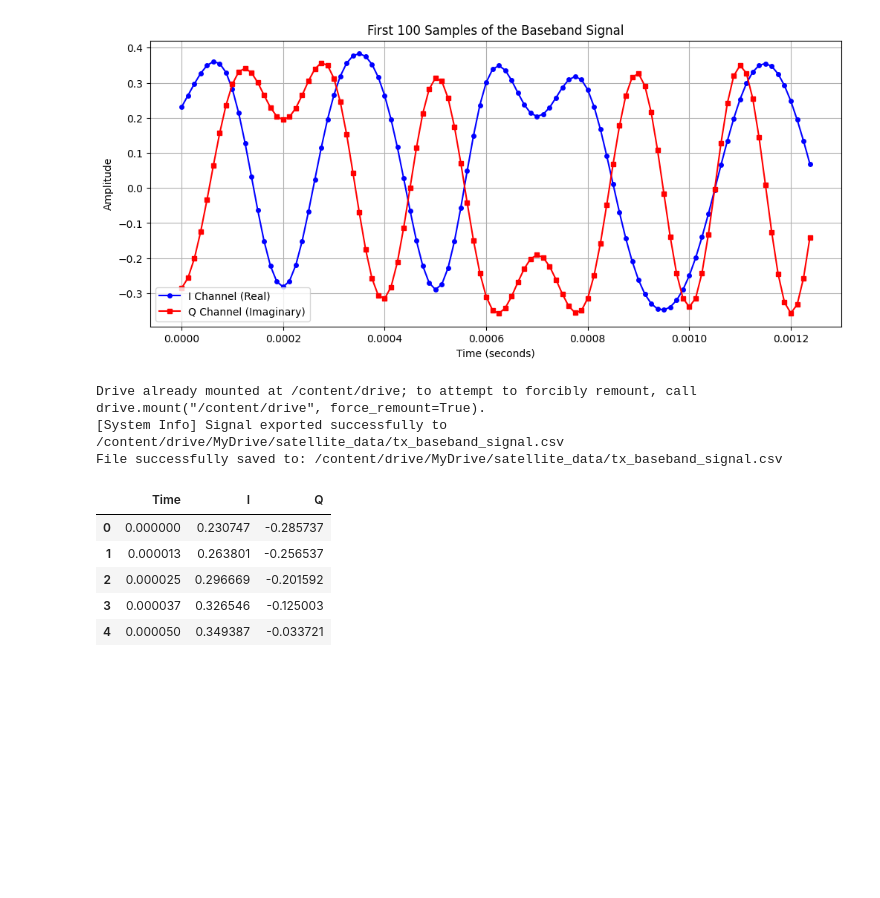
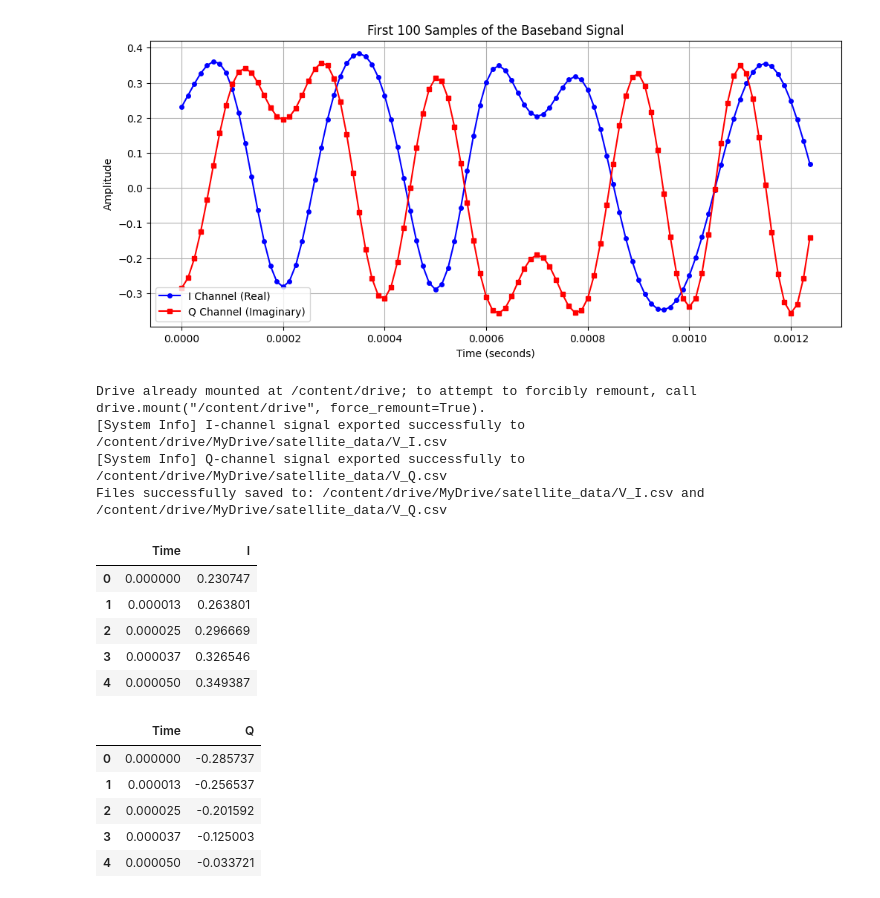
Before and after one commit to cj-rf4869/DSP, a Jupyter notebook: SDR_python_transmitter.ipynb, the cells around one changed output. Cells and saved outputs as stored; diff of their text form; code cells hidden in the pictures; blank space fills up the shorter version.

```diff
--- a/SDR_python_transmitter.ipynb
+++ b/SDR_python_transmitter.ipynb
@@ -72,19 +72,26 @@ class SatelliteTX:
         tx_signal = np.convolve(upsampled, taps, mode='same')
         return tx_signal
 
-    def export_to_csv(self, signal: np.ndarray, filename: str = "tx_baseband.csv") -> None:
+    def export_to_csv(self, signal: np.ndarray, filename_i: str = "V_I.csv", filename_q: str = "V_Q.csv") -> None:
         """
-        Export the complex signal to a CSV file for Qucs Studio interaction.
-        The columns are: Time (s), I (Real), Q (Imag).
+        Export the complex signal's I and Q components to separate CSV files.
+        Each file contains 'Time (s)' and the corresponding 'I' or 'Q' voltage values.
         """
         time_axis = np.arange(len(signal)) / self.fs
-        df = pd.DataFrame({
+
+        df_i = pd.DataFrame({
             'Time': time_axis,
-            'I': signal.real,
+            'I': signal.real
+        })
+        df_i.to_csv(filename_i, index=False)
+        print(f"[System Info] I-channel signal exported successfully to {filename_i}")
+
+        df_q = pd.DataFrame({
+            'Time': time_axis,
             'Q': signal.imag
         })
-        df.to_csv(filename, index=False)
-        print(f"[System Info] Signal exported successfully to {filename}")
+        df_q.to_csv(filename_q, index=False)
+        print(f"[System Info] Q-channel signal exported successfully to {filename_q}")
 # %%
 # 1. Initialize and execute the DSP chain
 tx = SatelliteTX(symbol_rate=10000, sps=8, alpha=0.35)
@@ -121,27 +128,36 @@ plt.show()
 # %%
 import os
 from google.colab import drive
 import pandas as pd
 
 # 3. Export results to Google Drive
 drive.mount('/content/drive')
 drive_path = '/content/drive/MyDrive/satellite_data'
 if not os.path.exists(drive_path):
     os.makedirs(drive_path)
 
-file_path = os.path.join(drive_path, 'tx_baseband_signal.csv')
-tx.export_to_csv(signal, file_path)
+file_path_i = os.path.join(drive_path, 'V_I.csv')
+file_path_q = os.path.join(drive_path, 'V_Q.csv')
+tx.export_to_csv(signal, filename_i=file_path_i, filename_q=file_path_q)
 
 # Preview the exported data in Google Drive
-print(f"File successfully saved to: {file_path}")
-display(pd.read_csv(file_path).head())
+print(f"Files successfully saved to: {file_path_i} and {file_path_q}")
+display(pd.read_csv(file_path_i).head())
+display(pd.read_csv(file_path_q).head())
 # %% [output]
 Drive already mounted at /content/drive; to attempt to forcibly remount, call drive.mount("/content/drive", force_remount=True).
-[System Info] Signal exported successfully to /content/drive/MyDrive/satellite_data/tx_baseband_signal.csv
-File successfully saved to: /content/drive/MyDrive/satellite_data/tx_baseband_signal.csv
+[System Info] I-channel signal exported successfully to /content/drive/MyDrive/satellite_data/V_I.csv
+[System Info] Q-channel signal exported successfully to /content/drive/MyDrive/satellite_data/V_Q.csv
+Files successfully saved to: /content/drive/MyDrive/satellite_data/V_I.csv and /content/drive/MyDrive/satellite_data/V_Q.csv
-|  | Time | I | Q |
-| 0 | 0.000000 | 0.230747 | -0.285737 |
-| 1 | 0.000013 | 0.263801 | -0.256537 |
-| 2 | 0.000025 | 0.296669 | -0.201592 |
-| 3 | 0.000037 | 0.326546 | -0.125003 |
-| 4 | 0.000050 | 0.349387 | -0.033721 |
+|  | Time | I |
+| 0 | 0.000000 | 0.230747 |
+| 1 | 0.000013 | 0.263801 |
+| 2 | 0.000025 | 0.296669 |
+| 3 | 0.000037 | 0.326546 |
+| 4 | 0.000050 | 0.349387 |
+|  | Time | Q |
+| 0 | 0.000000 | -0.285737 |
+| 1 | 0.000013 | -0.256537 |
+| 2 | 0.000025 | -0.201592 |
+| 3 | 0.000037 | -0.125003 |
+| 4 | 0.000050 | -0.033721 |
```
